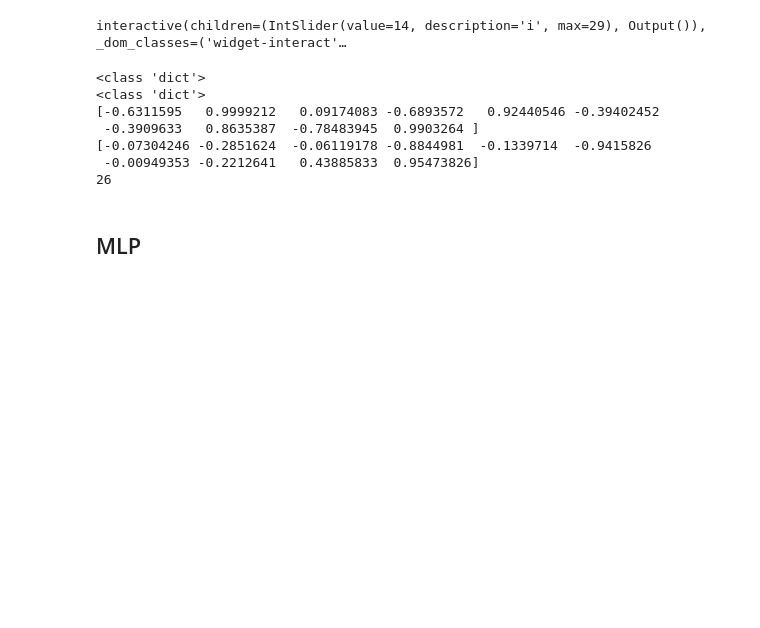
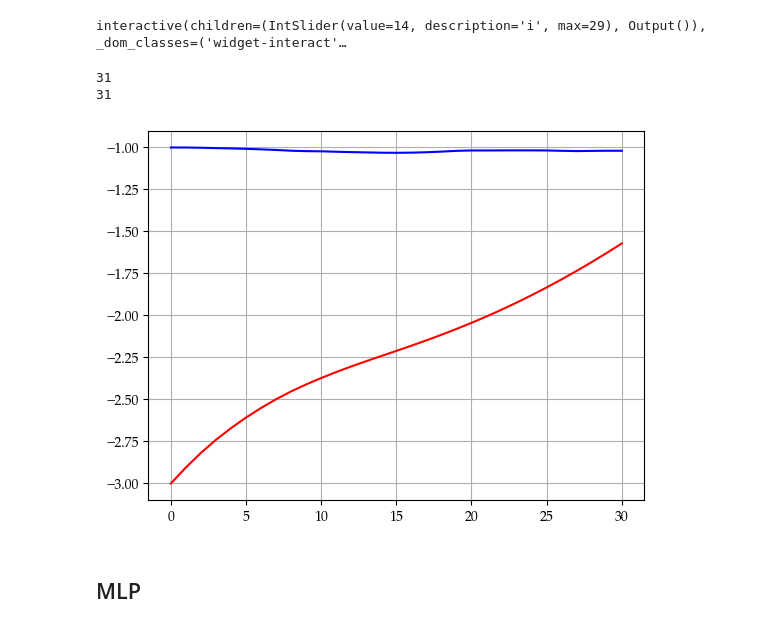
Before and after one commit to christian-gordon14/AA598-aut24, a Jupyter notebook: homework/hw2_starter_code_sqp.ipynb, the cells around one changed output. Cells and saved outputs as stored; diff of their text form; code cells hidden in the pictures; blank space fills up the shorter version.

```diff
--- a/homework/hw2_starter_code_sqp.ipynb
+++ b/homework/hw2_starter_code_sqp.ipynb
@@ -88,6 +88,7 @@ robot_trajectory = [robot_state] # list to collect robot's state as it replans
 human_trajectory = [human_state] # list to collect humans's state
 robot_control_list = []  # list to collect robot's constrols as it replans
 robot_trajectory_list = [] # list to collect robot's planned trajectories
+human_control_list = []
 
 # initial robot planned state and controls
 previous_controls = jnp.zeros([planning_horizon, robot.control_dim]) # initial guess for robot controls
@@ -233,42 +236,32 @@ def plot(i):
     ax.grid()
 # %% [output]
 interactive(children=(IntSlider(value=14, description='i', max=29), Output()), _dom_classes=('widget-interact'…
-# %%
-with open('robot_trajectory_v1.pickle', 'rb') as f:
-    # Pickle the 'data' dictionary using the highest protocol available.
-    all_data = pickle.load(f)
-# print(all_data)
-with open('singleTrainData.pickle', 'rb') as f:
-    # Pickle the 'data' dictionary using the highest protocol available.
-    train_data = pickle.load(f)
-with open('robot_trajectory_test_v3.pickle', 'rb') as f:
-    # Pickle the 'data' dictionary using the highest protocol available.
-    test_data = pickle.load(f)
-print(type(test_data))
-allData = {'train' : train_data, 'test' : test_data}
-print(type(allData))
-with open('data/hw1/wave_data_train.pickle', 'rb') as f:
-    # Pickle the 'data' dictionary using the highest protocol available.
-    trn = pickle.load(f)
-
-with open('data/hw1/wave_data_test.pickle', 'rb') as f:
-    # Pickle the 'data' dictionary using the highest protocol available.
-    tst = pickle.load(f)
-
-one = (trn['future'])
-two = (tst['future'])
-print((one[-10:, 0]))
-print((two[-10:, 0]))
-print(len(train_data['history']))
-# print(len(test_data['future']))
-# %% [output]
-<class 'dict'>
-<class 'dict'>
-[-0.6311595   0.9999212   0.09174083 -0.6893572   0.92440546 -0.39402452
- -0.3909633   0.8635387  -0.78483945  0.9903264 ]
-[-0.07304246 -0.2851624  -0.06119178 -0.8844981  -0.1339714  -0.9415826
- -0.00949353 -0.2212641   0.43885833  0.95473826]
-26
+# %%
+# zero_row = jnp.zeros((1, 2))
+# robot_controls = jnp.vstack([zero_row, robot_controls])
+# print(tot[0, :])
+totalMatrix = jnp.concatenate([robot_trajectory, robot_controls, human_trajectory, human_controls], axis = 1)
+# tot = jnp.concatenate([robot_trajectory, human_trajectory])
+# tot = jnp.concatenate([robot_controls, human_controls])
+print(len(robot_trajectory))
+print(len(robot_controls))
+# print(robot_controls)
+
+
+
+# tot = [[robot_trajectory], [robot_control_list]]
+# print(tot[0:3])
+# %% [output]
+31
+31
+# %%
+t = np.arange(0,31)
+# print((totalMatrix))
+plt.plot(t, totalMatrix[0:31, 0], color  = 'r') # Robot controls
+plt.plot(t, totalMatrix[0:31, 6], color  = 'b') # Human controls
+plt.grid()
+# %% [output]
+[figure, added]
 # %% [markdown]
 ## MLP
 # %%
```
Also changed, not shown: parts of 6 cells of this notebook, 3 other files.
